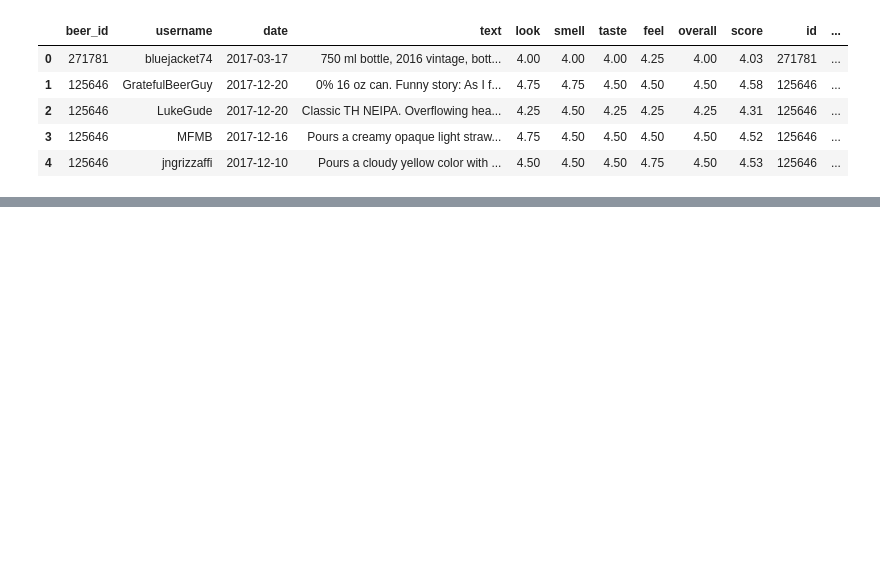
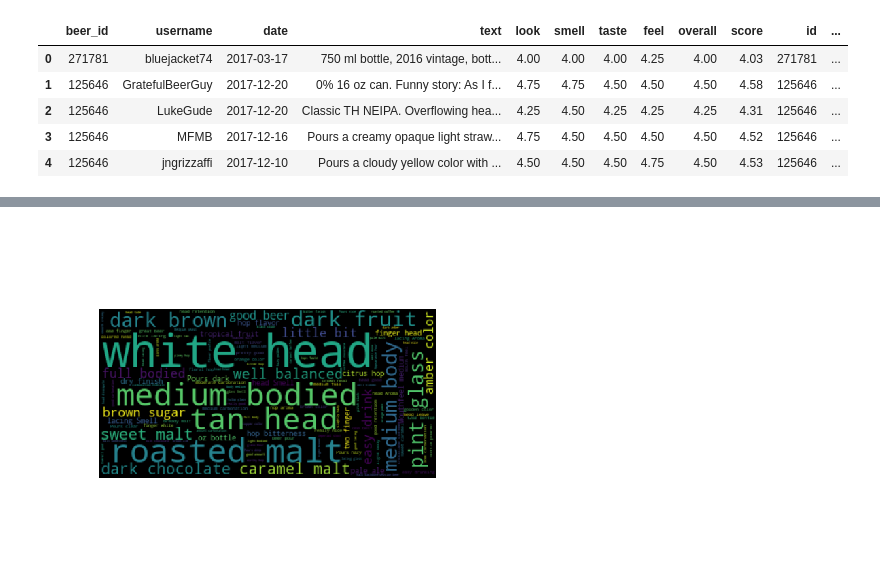
Before and after one commit to mocohen/Capstone-Project-2, a Jupyter notebook: notebooks/Beer Review EDA.ipynb, the cells around one changed output, grey strips where cells are left out. Cells and saved outputs as stored; diff of their text form; code cells hidden in the pictures; blank space fills up the shorter version.

```diff
--- a/notebooks/Beer Review EDA.ipynb
+++ b/notebooks/Beer Review EDA.ipynb
@@ -277,0 +290,14 @@ reviews_with_beer_info.head()
+# %%
+# good_text = ' '.join(review for review in reviews_with_beer_info[reviews_with_beer_info.overall >= 4.0].text)
+# wordcloud = WordCloud().generate(good_text)
+# plt.imshow(wordcloud, interpolation = 'bilinear')
+# plt.axis('off')
+# plt.savefig('../images/good_words_cloud.png')
+
+image = mpimg.imread("../images/good_words_cloud.png")
+plt.figure(figsize=(10,6))
+plt.imshow(image)
+plt.axis('off')
+plt.show()
+# %% [output]
+[figure, added]
```
Also changed, not shown: parts of 41 cells of this notebook, 1 other file.
